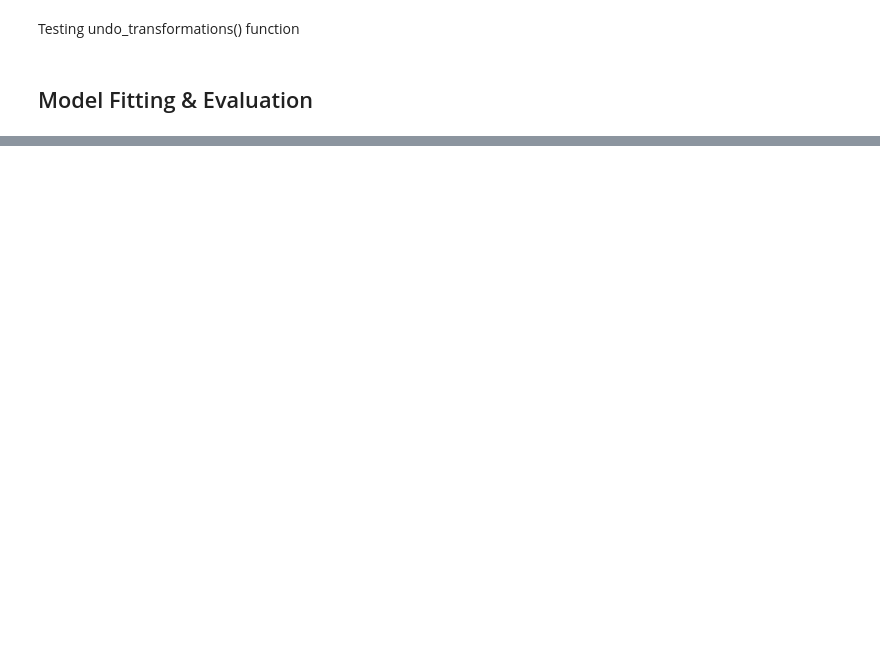
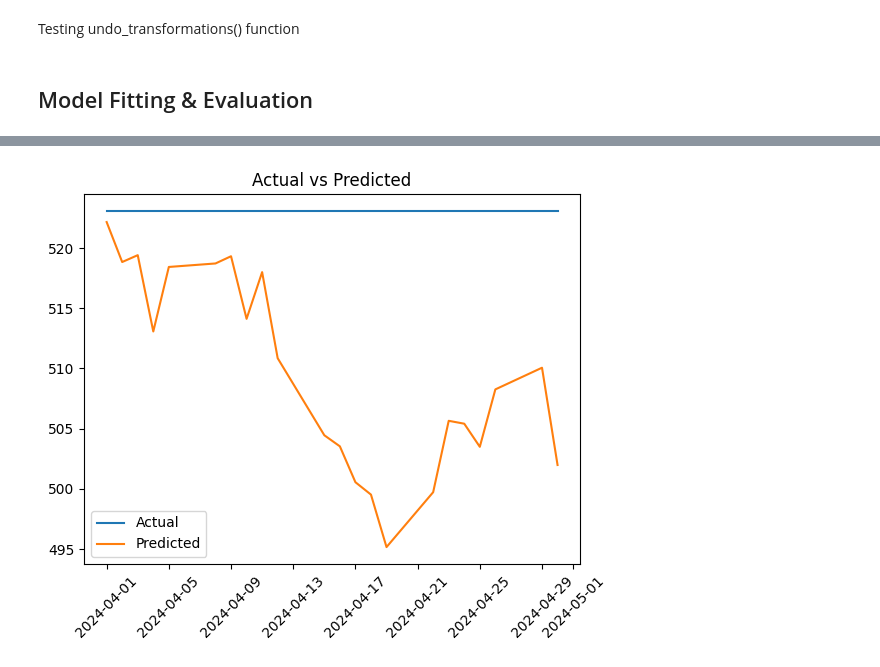
Before and after one commit to kevoinno/gary-s24, a Jupyter notebook: garys24_eda.ipynb, the cells around one changed output, grey strips where cells are left out. Cells and saved outputs as stored; diff of their text form; code cells hidden in the pictures; blank space fills up the shorter version.

```diff
--- a/garys24_eda.ipynb
+++ b/garys24_eda.ipynb
@@ -283,0 +297,8 @@ $$
+# %%
+plt.plot(predictions);
+plt.plot(og_spy_test);
+plt.xticks(rotation = 45);
+plt.title("Actual vs Predicted");
+plt.legend(labels = ['Actual', 'Predicted']);
+# %% [output]
+[figure, added]
```
Also changed, not shown: parts of 22 cells of this notebook, 2 other files.
